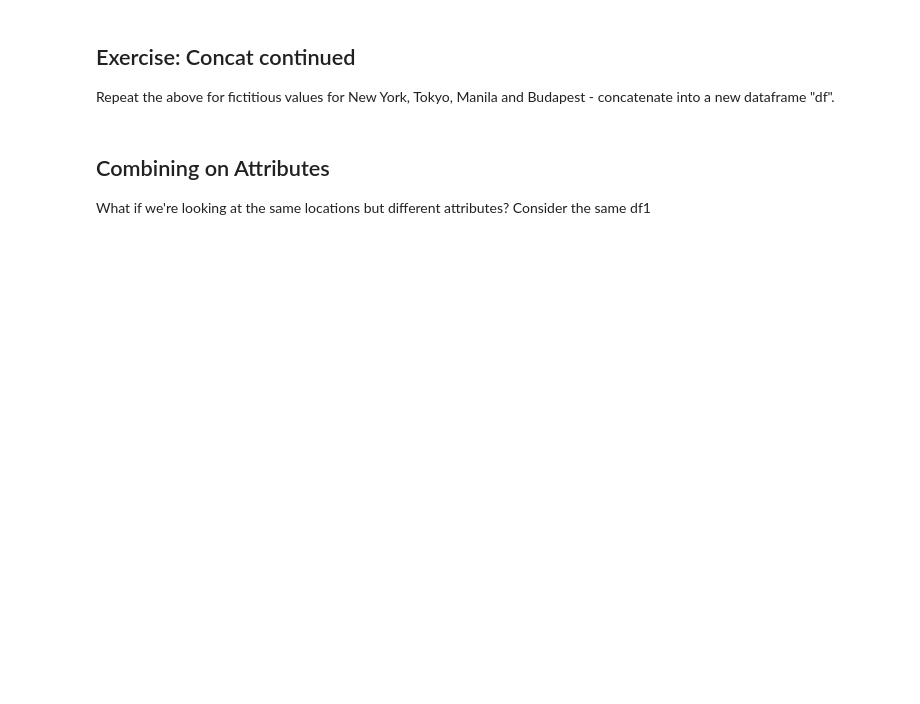
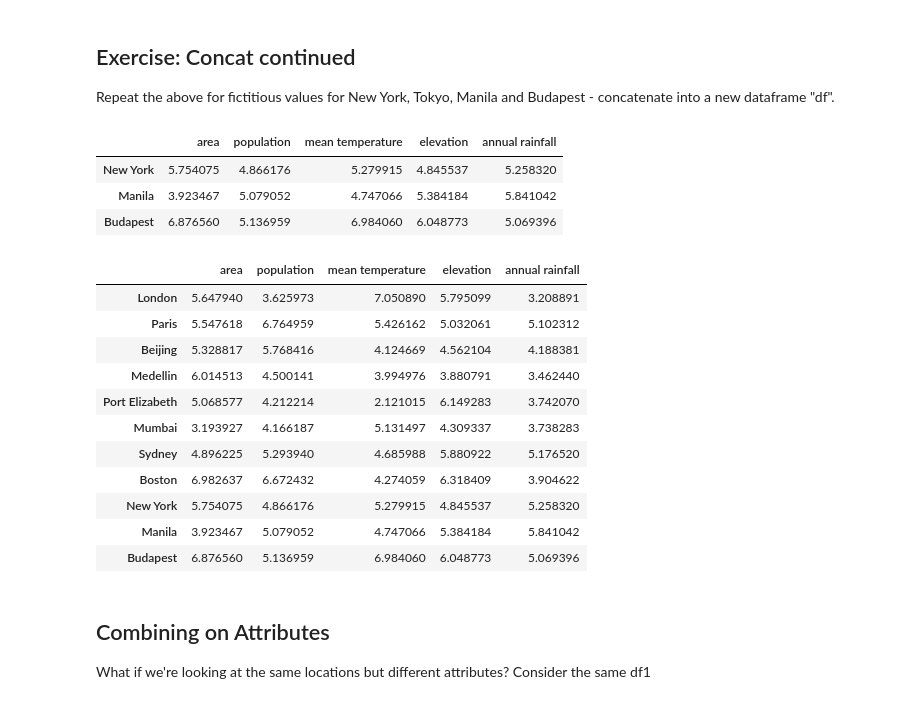
Before and after one commit to maayap/QM2, a Jupyter notebook: notebooks/W06. Merging and Joining.ipynb, the cells around one changed output. Drawn from its saved outputs; the diff is of its cells as text; code cells hidden in the pictures; blank space fills up the shorter version.

```diff
--- a/notebooks/W06. Merging and Joining.ipynb
+++ b/notebooks/W06. Merging and Joining.ipynb
@@ -154,6 +152,32 @@ df3
 ## Exercise: Concat continued
 
 Repeat the above for fictitious values for New York, Tokyo, Manila and Budapest - concatenate into a new dataframe "df".
+# %%
+df4 = pd.DataFrame(5+np.random.randn(3, 5))
+df4.columns = ['area','population','mean temperature','elevation','annual rainfall']
+df4.index = ['New York', 'Manila', 'Budapest']
+df4
+# %% [output]
+|  | area | population | mean temperature | elevation | annual rainfall |
+| New York | 5.754075 | 4.866176 | 5.279915 | 4.845537 | 5.258320 |
+| Manila | 3.923467 | 5.079052 | 4.747066 | 5.384184 | 5.841042 |
+| Budapest | 6.876560 | 5.136959 | 6.984060 | 6.048773 | 5.069396 |
+# %%
+df = pd.concat([df3,df4])
+df
+# %% [output]
+|  | area | population | mean temperature | elevation | annual rainfall |
+| London | 5.647940 | 3.625973 | 7.050890 | 5.795099 | 3.208891 |
+| Paris | 5.547618 | 6.764959 | 5.426162 | 5.032061 | 5.102312 |
+| Beijing | 5.328817 | 5.768416 | 4.124669 | 4.562104 | 4.188381 |
+| Medellin | 6.014513 | 4.500141 | 3.994976 | 3.880791 | 3.462440 |
+| Port Elizabeth | 5.068577 | 4.212214 | 2.121015 | 6.149283 | 3.742070 |
+| Mumbai | 3.193927 | 4.166187 | 5.131497 | 4.309337 | 3.738283 |
+| Sydney | 4.896225 | 5.293940 | 4.685988 | 5.880922 | 5.176520 |
+| Boston | 6.982637 | 6.672432 | 4.274059 | 6.318409 | 3.904622 |
+| New York | 5.754075 | 4.866176 | 5.279915 | 4.845537 | 5.258320 |
+| Manila | 3.923467 | 5.079052 | 4.747066 | 5.384184 | 5.841042 |
+| Budapest | 6.876560 | 5.136959 | 6.984060 | 6.048773 | 5.069396 |
 # %% [markdown]
 ## Combining on Attributes
 
```
Also changed, not shown: parts of 37 cells of this notebook.
